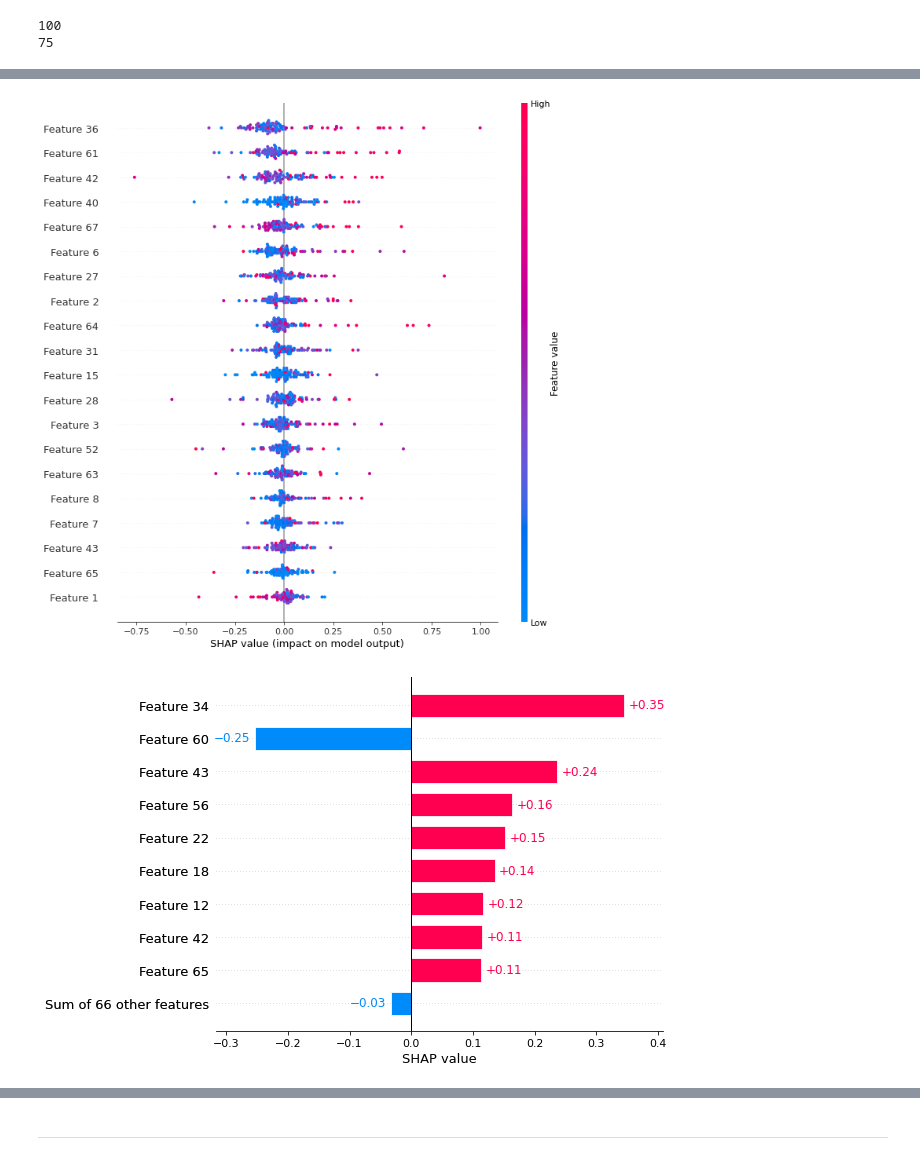
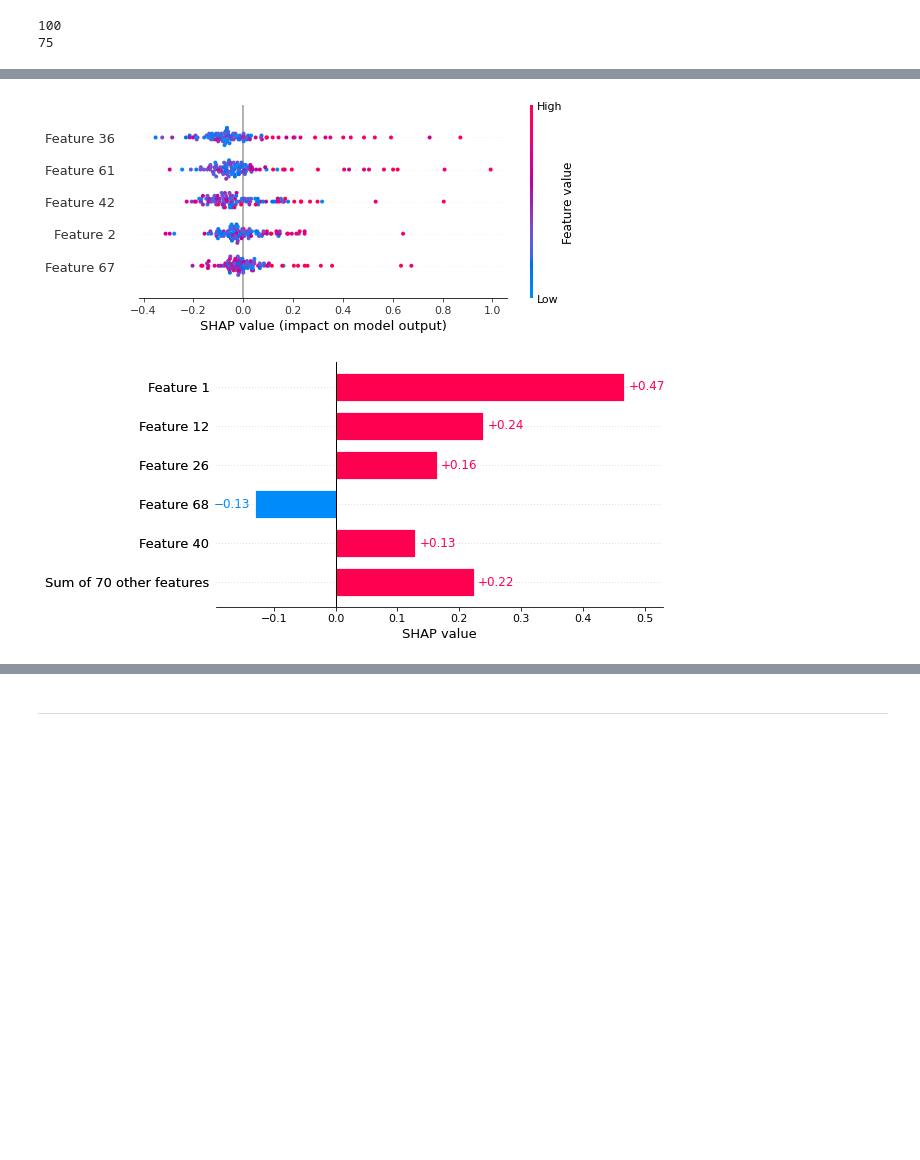
Before and after one commit to RafsanJany-44/Research_Sleep_Stage_Classification, a Jupyter notebook: SHAP_RF.ipynb, the cells around one changed output, grey strips where cells are left out. Saved outputs shown, nothing was run; the diff lists cells and outputs as text; code cells hidden in the pictures; blank space fills up the shorter version.

```diff
--- a/SHAP_RF.ipynb
+++ b/SHAP_RF.ipynb
@@ -82,9 +82,9 @@ shap.plots.bar(shap_values)
 # %%
-shap.summary_plot(shap_values,plot_size=(10,10))
+shap.summary_plot(shap_values,max_display=5)
 # %% [output]
-[figure, old version]
+[figure, new version]
 # %%
-shap.plots.bar(shap_values[1])
+shap.plots.bar(shap_values[1],max_display=6)
 # %% [output]
-[figure, old version]
+[figure, new version]
 # %%
```
Also changed, not shown: parts of 5 cells of this notebook.
